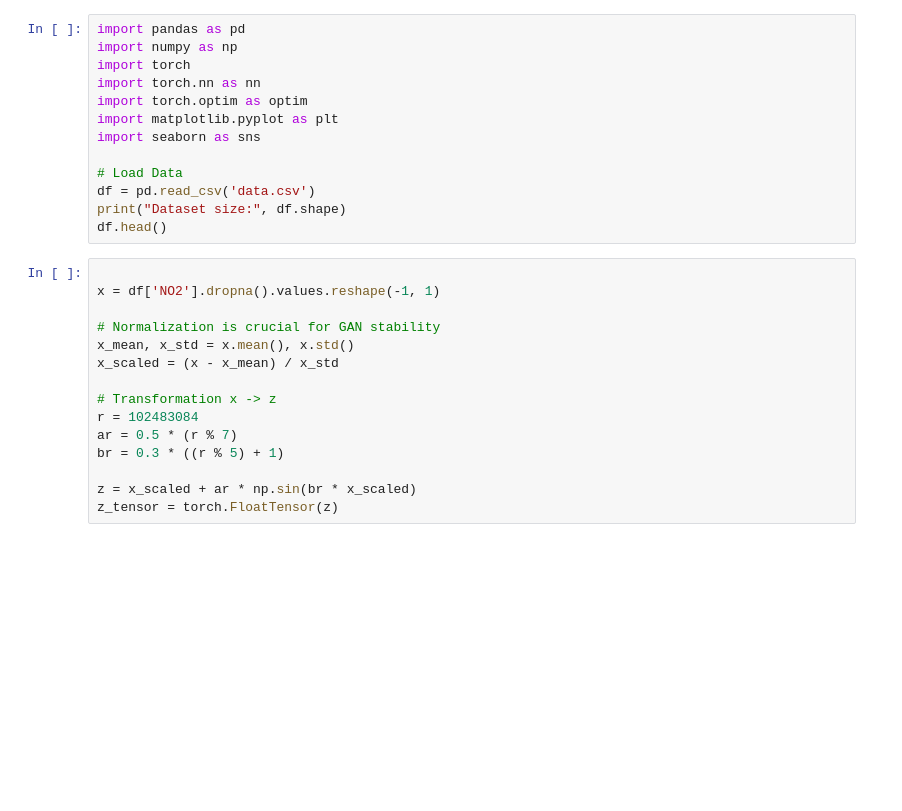
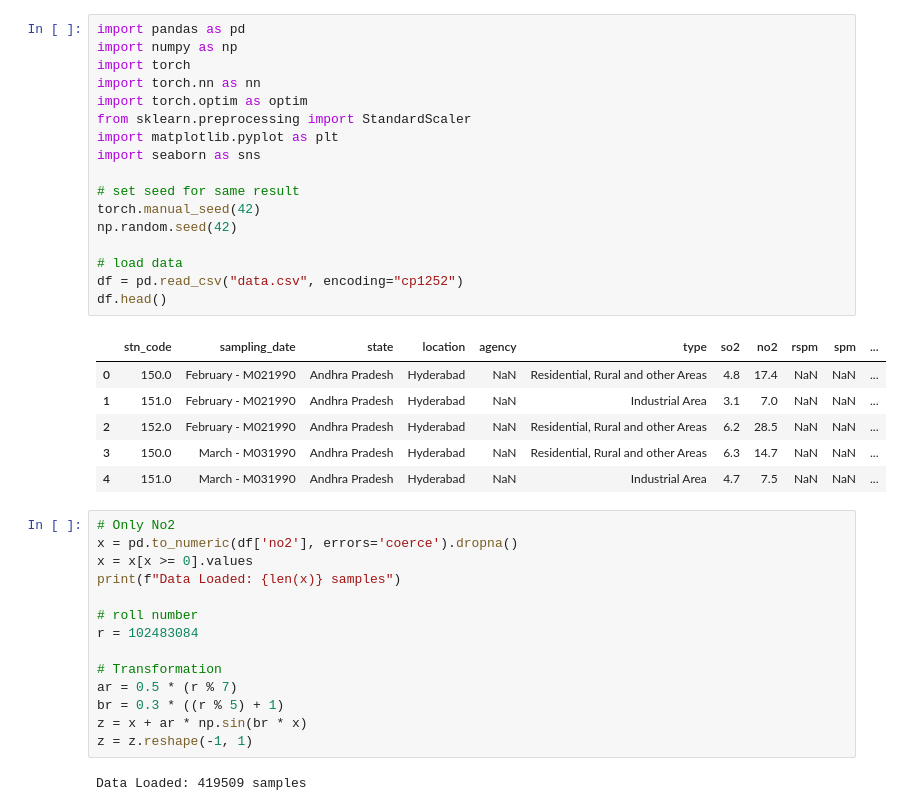
Before and after one commit to Vansh-7/UCS654_A2_Learning-PDF_GAN, a Jupyter notebook: solution.ipynb, the cells around one changed output. Drawn from its saved outputs; the diff is of its cells as text; blank space fills up the shorter version.

```diff
--- a/solution.ipynb
+++ b/solution.ipynb
@@ -1,28 +1,40 @@
 # %%
 import pandas as pd
 import numpy as np
 import torch
 import torch.nn as nn
 import torch.optim as optim
+from sklearn.preprocessing import StandardScaler
 import matplotlib.pyplot as plt
 import seaborn as sns
 
-# Load Data
-df = pd.read_csv('data.csv')
-print("Dataset size:", df.shape)
+# set seed for same result
+torch.manual_seed(42)
+np.random.seed(42)
+
+# load data
+df = pd.read_csv("data.csv", encoding="cp1252")
 df.head()
+# %% [output]
+|  | stn_code | sampling_date | state | location | agency | type | so2 | no2 | rspm | spm | ... |
+| 0 | 150.0 | February - M021990 | Andhra Pradesh | Hyderabad | NaN | Residential, Rural and other Areas | 4.8 | 17.4 | NaN | NaN | ... |
+| 1 | 151.0 | February - M021990 | Andhra Pradesh | Hyderabad | NaN | Industrial Area | 3.1 | 7.0 | NaN | NaN | ... |
+| 2 | 152.0 | February - M021990 | Andhra Pradesh | Hyderabad | NaN | Residential, Rural and other Areas | 6.2 | 28.5 | NaN | NaN | ... |
+| 3 | 150.0 | March - M031990 | Andhra Pradesh | Hyderabad | NaN | Residential, Rural and other Areas | 6.3 | 14.7 | NaN | NaN | ... |
+| 4 | 151.0 | March - M031990 | Andhra Pradesh | Hyderabad | NaN | Industrial Area | 4.7 | 7.5 | NaN | NaN | ... |
 # %%
+# Only No2
+x = pd.to_numeric(df['no2'], errors='coerce').dropna()
+x = x[x >= 0].values
+print(f"Data Loaded: {len(x)} samples")
 
-x = df['NO2'].dropna().values.reshape(-1, 1)
+# roll number
+r = 102483084
 
-# Normalization is crucial for GAN stability
-x_mean, x_std = x.mean(), x.std()
-x_scaled = (x - x_mean) / x_std
-
-# Transformation x -> z
-r = 102483084
+# Transformation
 ar = 0.5 * (r % 7)
 br = 0.3 * ((r % 5) + 1)
-
-z = x_scaled + ar * np.sin(br * x_scaled)
-z_tensor = torch.FloatTensor(z)
+z = x + ar * np.sin(br * x)
+z = z.reshape(-1, 1)
+# %% [output]
+Data Loaded: 419509 samples
```
Also changed, not shown: parts of 7 cells of this notebook.
